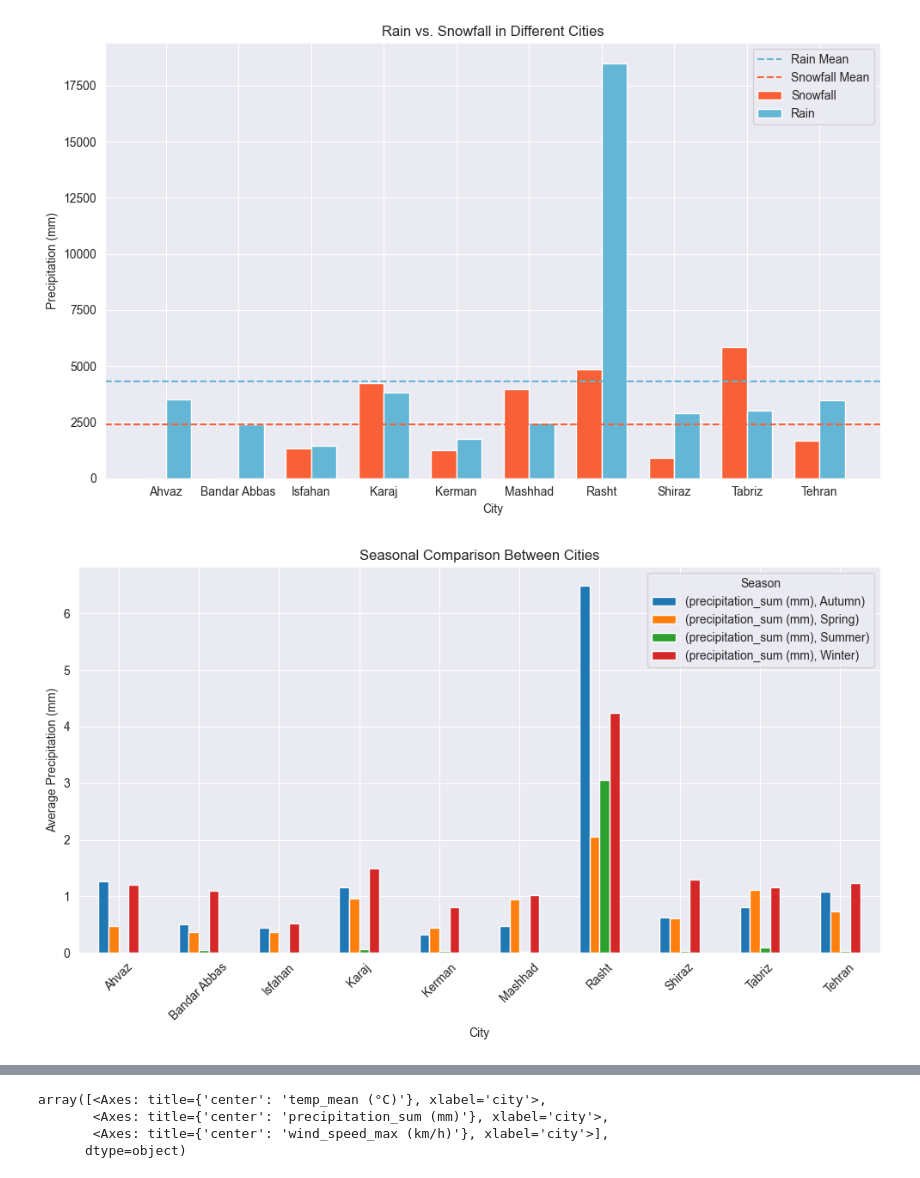
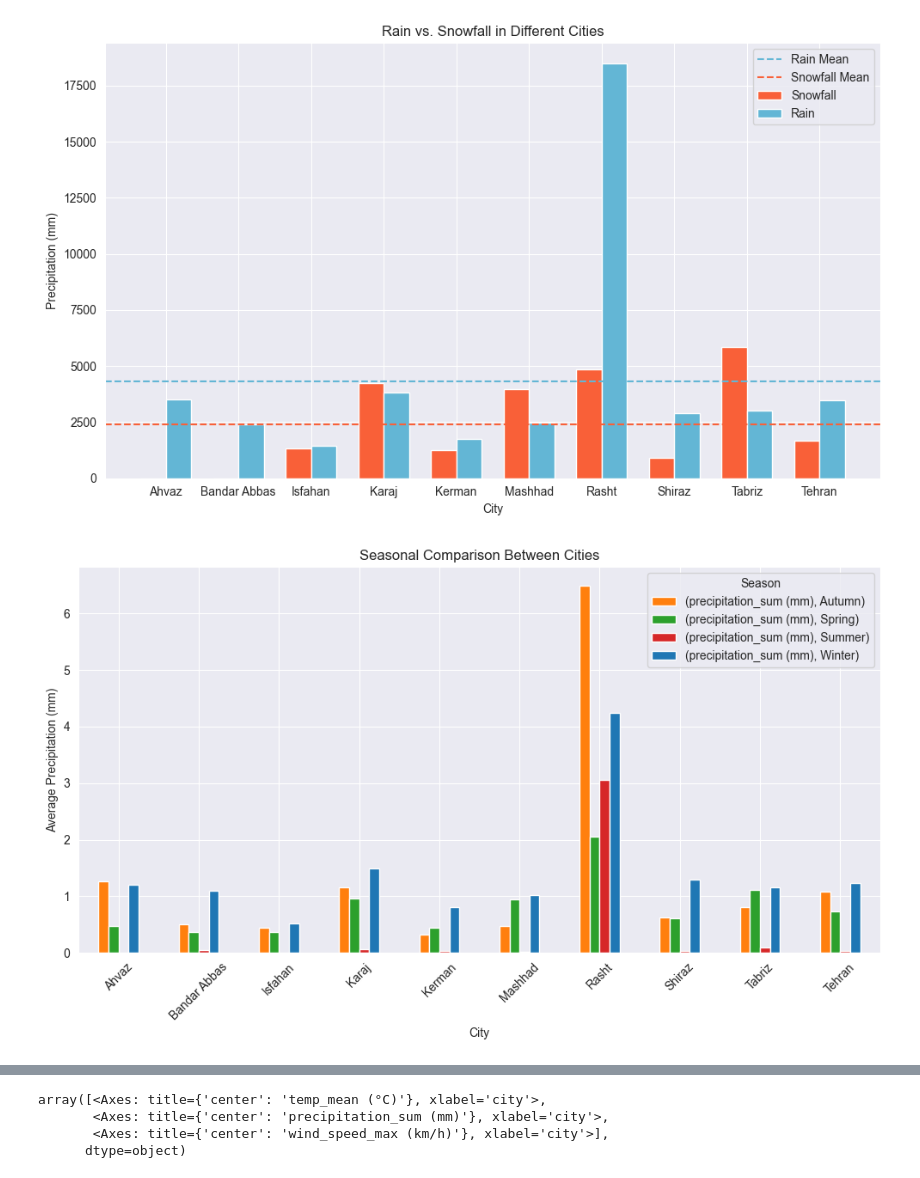
Before and after one commit to ali-bazrkar/iran_weather_analysis, a Jupyter notebook: iran_weather_eda.ipynb, the cells around one changed output, grey strips where cells are left out. Drawn from its saved outputs; the diff is of its cells as text; code cells hidden in the pictures.

```diff
--- a/iran_weather_eda.ipynb
+++ b/iran_weather_eda.ipynb
@@ -464,15 +468,17 @@ plt.show()
 # %%
 city_season_trends = df.groupby(['city', 'season']).agg({
     'precipitation_sum (mm)': 'mean',
 }).unstack()
 
+season_colors = ['#ff7f0e', '#2ca02c', '#d62728', '#1f77b4']
+
 # Plot the bar chart with improvements
-ax = city_season_trends.plot(kind='bar', figsize=(10, 6), title="Seasonal Comparison Between Cities")
+ax = city_season_trends.plot(kind='bar', figsize=(10, 6), title="Seasonal Comparison Between Cities", color=season_colors)
 ax.set_xlabel("City")
 ax.set_ylabel("Average Precipitation (mm)")
 ax.legend(title="Season")
 plt.xticks(rotation=45)  # Rotate the city names for readability
 plt.tight_layout()  # Adjust layout for better fit
 plt.show()
 # %% [output]
-[figure, old version]
+[figure, new version]
```
Also changed, not shown: parts of 3 cells of this notebook.
